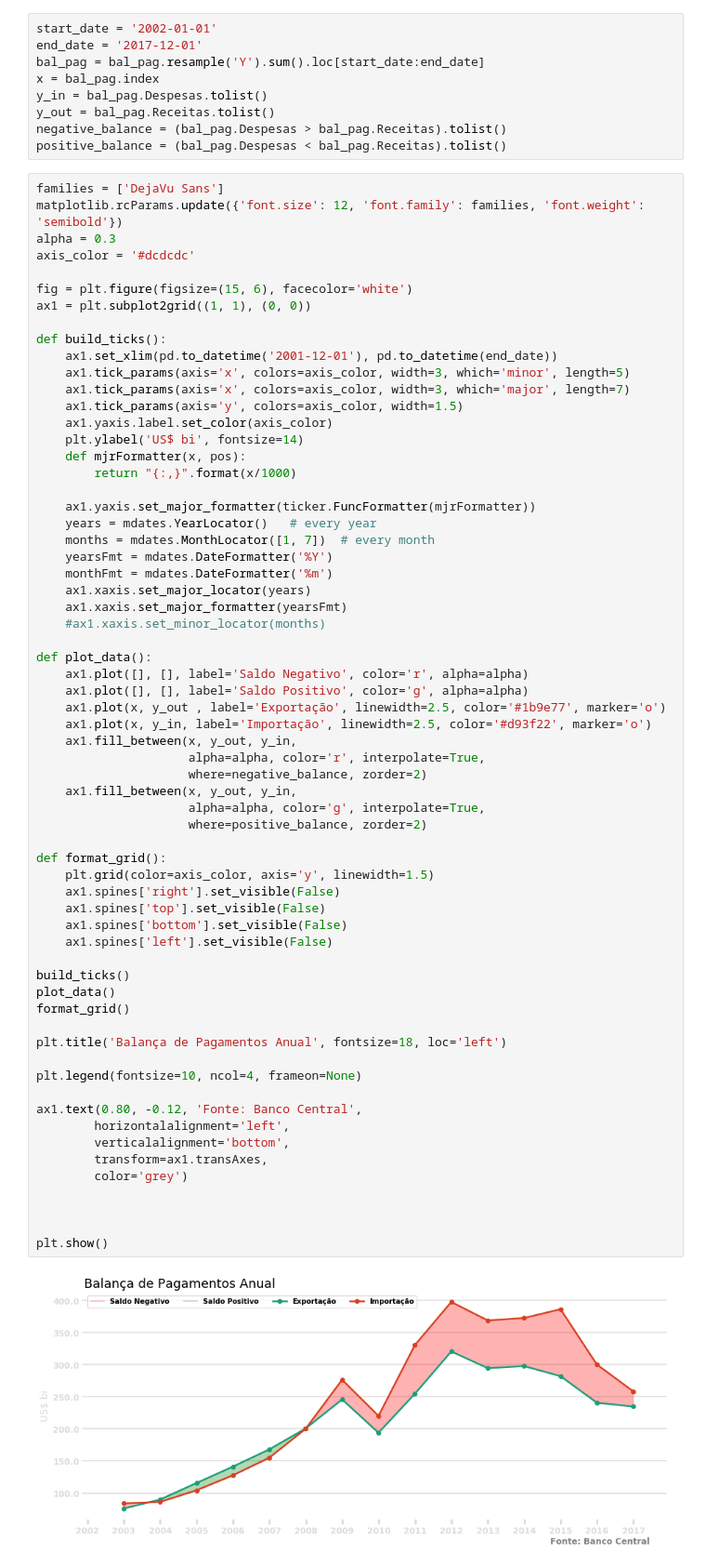
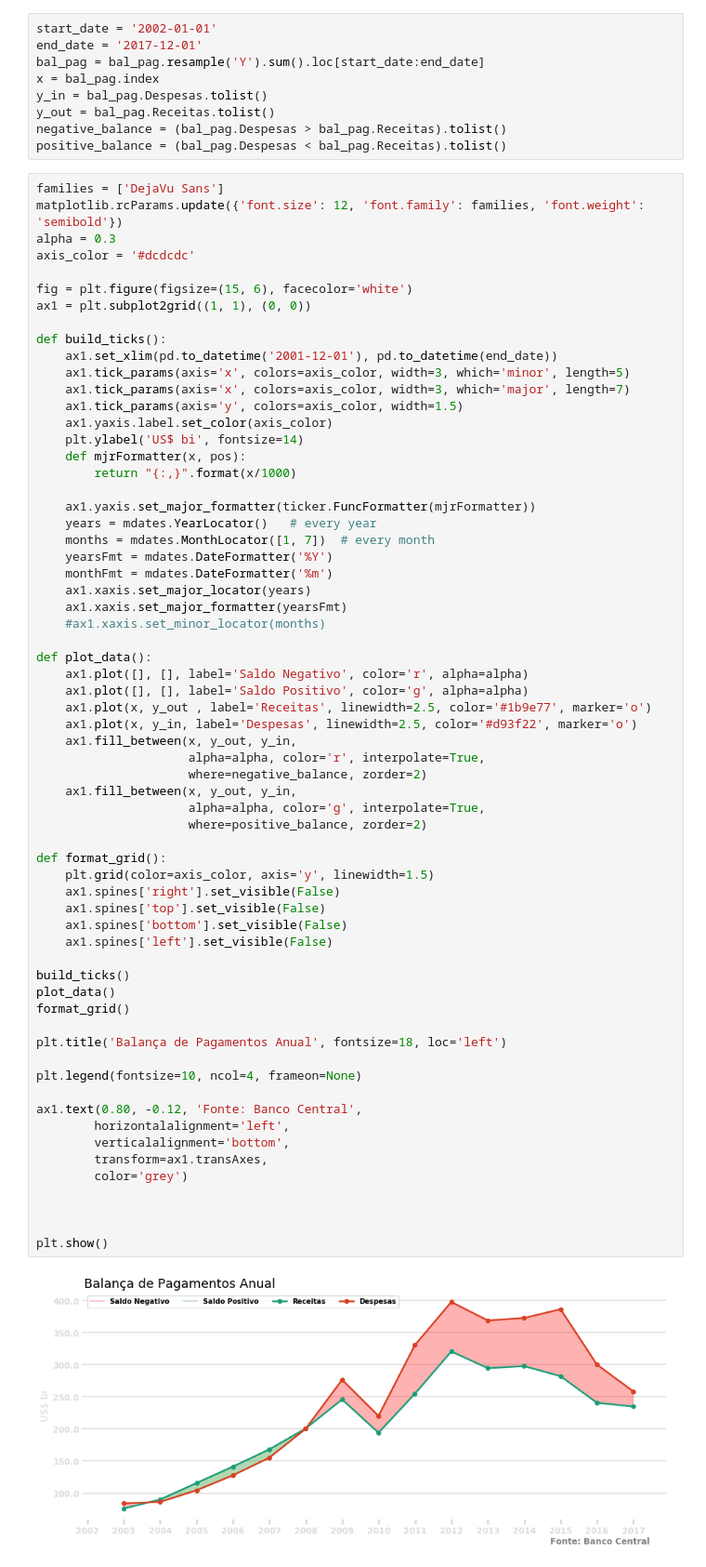
Before and after one commit to rafaelpadovezi/charts-charts-charts, a Jupyter notebook: notebooks/dolar-balanca-comercial/Balança Comercial Brasileira.ipynb, the cells around one changed output. Shown at 93% size. Cells and saved outputs as stored; diff of their text form.

Commit message:
Change legend

```diff
--- a/notebooks/dolar-balanca-comercial/Balança Comercial Brasileira.ipynb
+++ b/notebooks/dolar-balanca-comercial/Balança Comercial Brasileira.ipynb
@@ -216,38 +216,38 @@ def build_ticks():
 def plot_data():
     ax1.plot([], [], label='Saldo Negativo', color='r', alpha=alpha)
     ax1.plot([], [], label='Saldo Positivo', color='g', alpha=alpha)
-    ax1.plot(x, y_out , label='Exportação', linewidth=2.5, color='#1b9e77', marker='o')
-    ax1.plot(x, y_in, label='Importação', linewidth=2.5, color='#d93f22', marker='o')
+    ax1.plot(x, y_out , label='Receitas', linewidth=2.5, color='#1b9e77', marker='o')
+    ax1.plot(x, y_in, label='Despesas', linewidth=2.5, color='#d93f22', marker='o')
     ax1.fill_between(x, y_out, y_in,
                      alpha=alpha, color='r', interpolate=True,
                      where=negative_balance, zorder=2)
     ax1.fill_between(x, y_out, y_in,
                      alpha=alpha, color='g', interpolate=True,
                      where=positive_balance, zorder=2)
 
 def format_grid():
     plt.grid(color=axis_color, axis='y', linewidth=1.5)
     ax1.spines['right'].set_visible(False)
     ax1.spines['top'].set_visible(False)
     ax1.spines['bottom'].set_visible(False)
     ax1.spines['left'].set_visible(False)
 
 build_ticks()
 plot_data()
 format_grid()
 
 plt.title('Balança de Pagamentos Anual', fontsize=18, loc='left')
 
 plt.legend(fontsize=10, ncol=4, frameon=None)
 
 ax1.text(0.80, -0.12, 'Fonte: Banco Central',
         horizontalalignment='left',
         verticalalignment='bottom',
         transform=ax1.transAxes,
         color='grey')
 
 
 
 plt.show()
 # %% [output]
-[figure, old version]
+[figure, new version]
```
